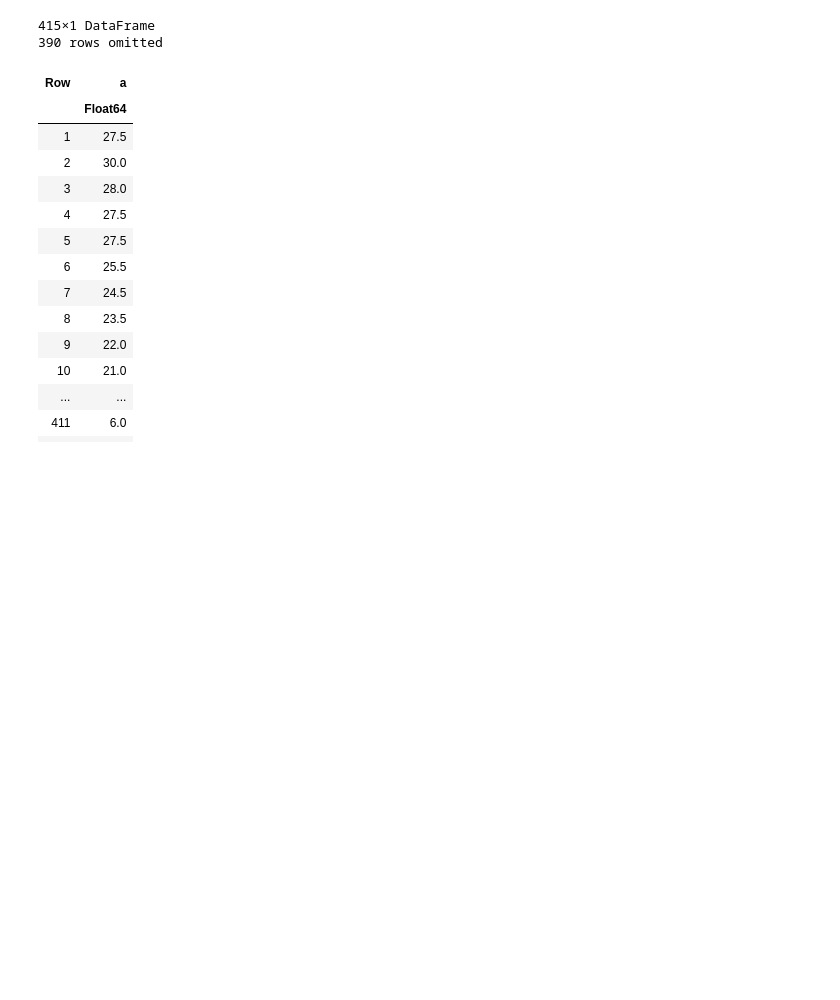
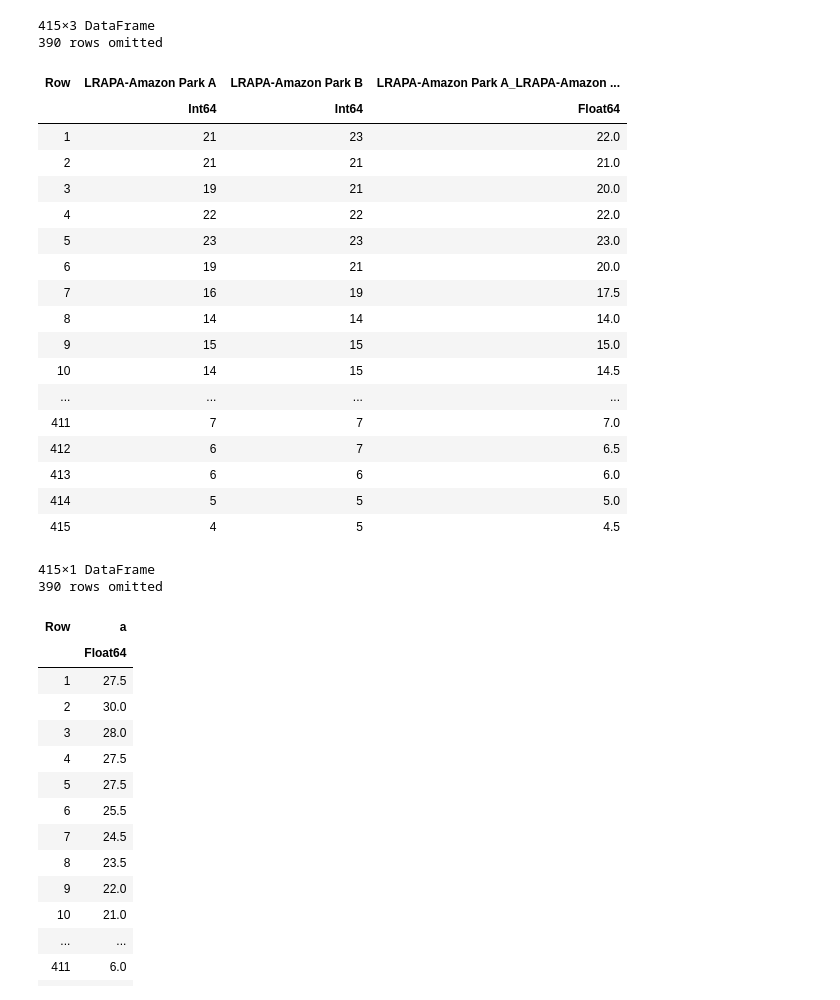
Before and after one commit to ssantellanes/RNN, a Jupyter notebook: LSTM_Forecasting.ipynb, the cells around one changed output. Drawn from its saved outputs; the diff is of its cells as text; code cells hidden in the pictures; blank space fills up the shorter version.

```diff
--- a/LSTM_Forecasting.ipynb
+++ b/LSTM_Forecasting.ipynb
@@ -55,3 +50,29 @@ data2=select(data, :"LRAPA-Amazon Park A",:"LRAPA-Amazon Park B",
+# %%
+using Statistics
+data2=select(data, [2,3],
+ AsTable([2,3]) => x
+  -> (data[:,2]+data[:,3])/2)
+# %% [output]
+415×3 DataFrame
+390 rows omitted
+| Row | LRAPA-Amazon Park A | LRAPA-Amazon Park B | LRAPA-Amazon Park A_LRAPA-Amazon ... |
+|  | Int64 | Int64 | Float64 |
+| 1 | 21 | 23 | 22.0 |
+| 2 | 21 | 21 | 21.0 |
+| 3 | 19 | 21 | 20.0 |
+| 4 | 22 | 22 | 22.0 |
+| 5 | 23 | 23 | 23.0 |
+| 6 | 19 | 21 | 20.0 |
+| 7 | 16 | 19 | 17.5 |
+| 8 | 14 | 14 | 14.0 |
+| 9 | 15 | 15 | 15.0 |
+| 10 | 14 | 15 | 14.5 |
+| ... | ... | ... | ... |
+| 411 | 7 | 7 | 7.0 |
+| 412 | 6 | 7 | 6.5 |
+| 413 | 6 | 6 | 6.0 |
+| 414 | 5 | 5 | 5.0 |
+| 415 | 4 | 5 | 4.5 |
 # %%
 tar_data=select(data2, Not(1,2))
 tar_data=rename!(tar_data,[:a])
```
Also changed, not shown: parts of 4 cells of this notebook, 2 other files.
